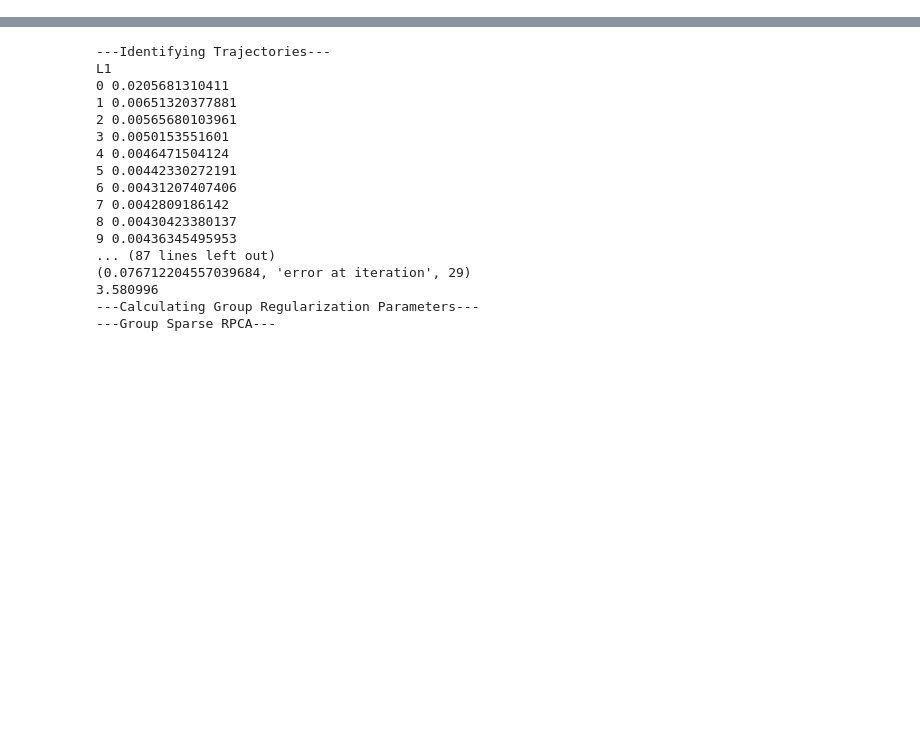
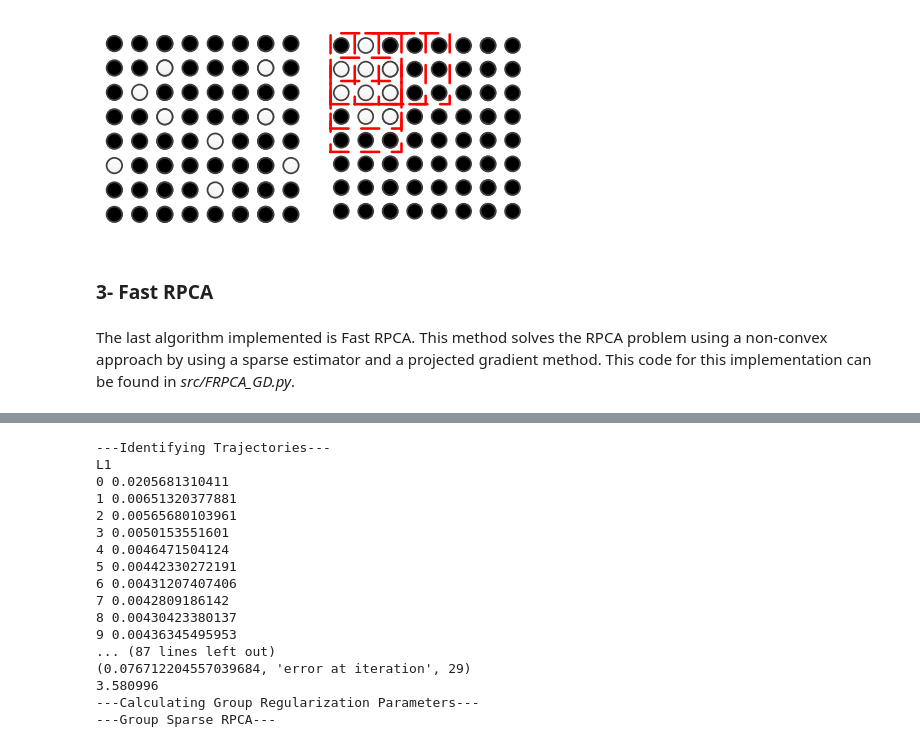
Before and after one commit to KeithArthur/background-subtraction, a Jupyter notebook: background_subtraction.ipynb, the cells around one changed output, grey strips where cells are left out. Drawn from its saved outputs; the diff is of its cells as text; code cells hidden in the pictures; blank space fills up the shorter version.

```diff
--- a/background_subtraction.ipynb
+++ b/background_subtraction.ipynb
@@ -28,3 +75,11 @@ For the first pass, we reproduce the results from [1, 2, and 3] which formulate
+# %%
+Image("figures/groups.png")
+# %% [output]
+[figure, added]
+# %% [markdown]
+### 3- Fast RPCA
+# %% [markdown]
+The last algorithm implemented is Fast RPCA. This method solves the RPCA problem using a non-convex approach by using a sparse estimator and a projected gradient method. This code for this implementation can be found in *src/FRPCA_GD.py*.
 # %%
 from IPython.display import HTML, display
 def display_anim(name):
```
Also changed, not shown: parts of 5 cells of this notebook, 2 other files.
